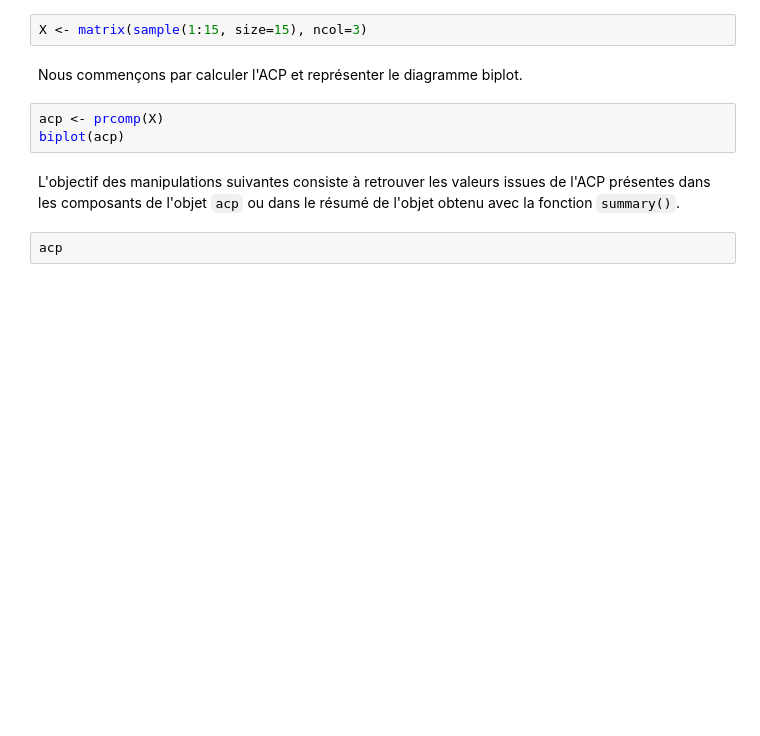
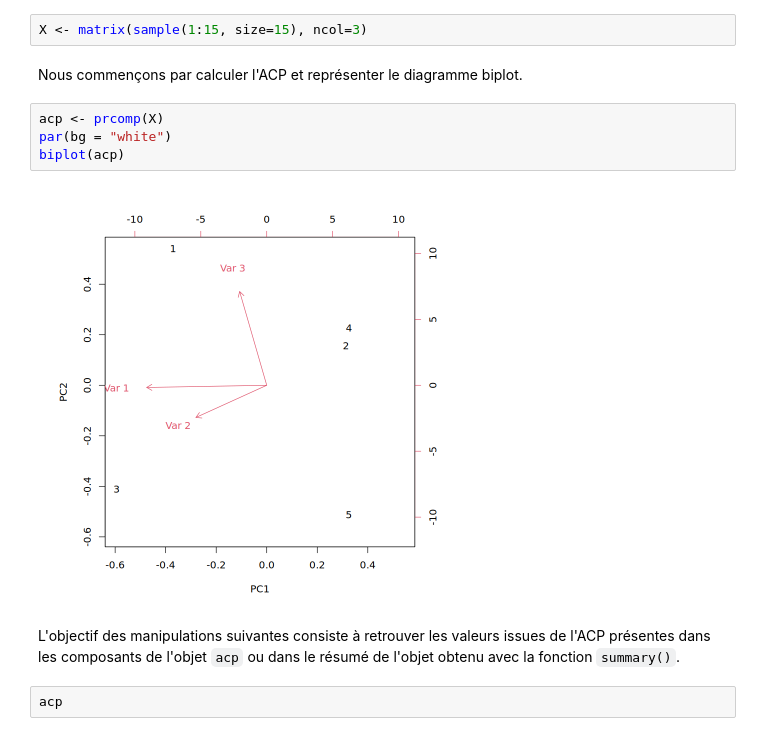
Before and after one commit to tomduquennoy/statistics, a Jupyter notebook: seance_22_09_25/TP4_acp.ipynb, the cells around one changed output. Cells and saved outputs as stored; diff of their text form; blank space fills up the shorter version.

```diff
--- a/seance_22_09_25/TP4_acp.ipynb
+++ b/seance_22_09_25/TP4_acp.ipynb
@@ -122,7 +204,10 @@ X <- matrix(sample(1:15, size=15), ncol=3)
 Nous commençons par calculer l'ACP et représenter le diagramme biplot.
 # %%
 acp <- prcomp(X)
+par(bg = "white")
 biplot(acp)
+# %% [output]
+[figure, added]
 # %% [markdown]
 L'objectif des manipulations suivantes consiste à retrouver les valeurs issues de l'ACP présentes dans les composants de l'objet `acp` ou dans le résumé de l'objet obtenu avec la fonction `summary()`.
 # %%
```
Also changed, not shown: parts of 16 cells of this notebook, 25 other files.
